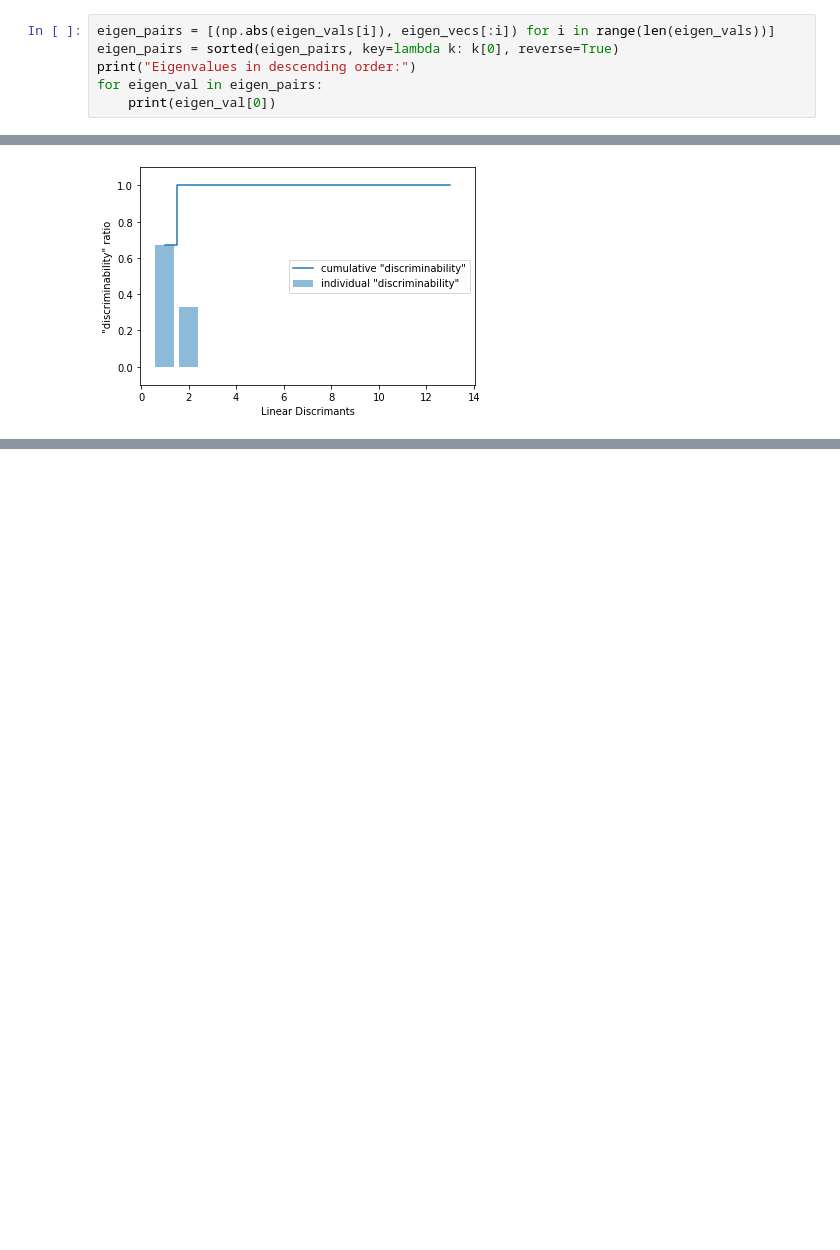
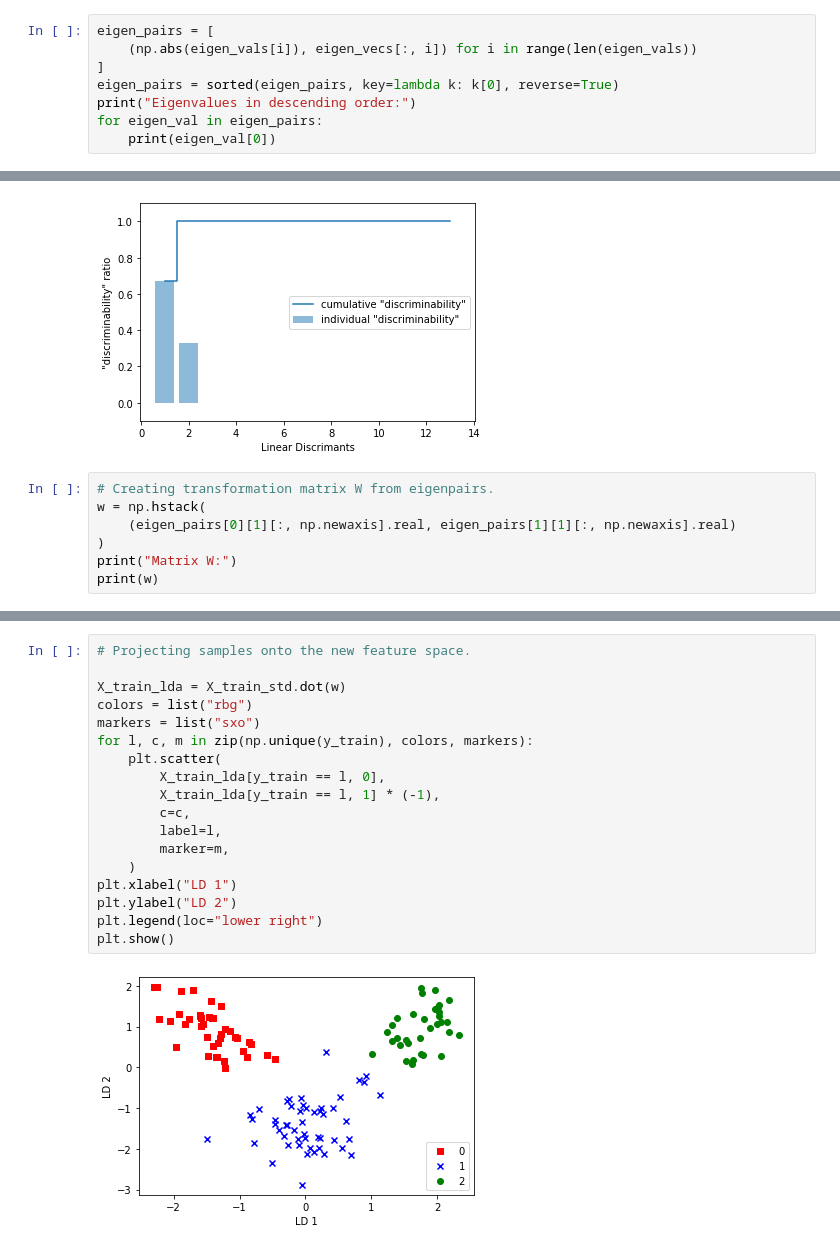
Before and after one commit to alextanhongpin/python-machine-learning, a Jupyter notebook: 05_02_lda.ipynb, the cells around one changed output, grey strips where cells are left out. Saved outputs shown, nothing was run; the diff lists cells and outputs as text; blank space fills up the shorter version.

```diff
--- a/05_02_lda.ipynb
+++ b/05_02_lda.ipynb
@@ -58,7 +61,9 @@ Between-class scatter matrix: 13x13
 # %%
 eigen_vals, eigen_vecs = np.linalg.eig(np.linalg.inv(S_W).dot(S_B))
 # %%
-eigen_pairs = [(np.abs(eigen_vals[i]), eigen_vecs[:i]) for i in range(len(eigen_vals))]
+eigen_pairs = [
+    (np.abs(eigen_vals[i]), eigen_vecs[:, i]) for i in range(len(eigen_vals))
+]
 eigen_pairs = sorted(eigen_pairs, key=lambda k: k[0], reverse=True)
 print("Eigenvalues in descending order:")
 for eigen_val in eigen_pairs:
@@ -97,3 +102,10 @@ plt.legend(loc="best")
 plt.show()
 # %% [output]
 [figure]
+# %%
+# Creating transformation matrix W from eigenpairs.
+w = np.hstack(
+    (eigen_pairs[0][1][:, np.newaxis].real, eigen_pairs[1][1][:, np.newaxis].real)
+)
+print("Matrix W:")
+print(w)
@@ -99,0 +127,20 @@ plt.show()
+# %%
+# Projecting samples onto the new feature space.
+
+X_train_lda = X_train_std.dot(w)
+colors = list("rbg")
+markers = list("sxo")
+for l, c, m in zip(np.unique(y_train), colors, markers):
+    plt.scatter(
+        X_train_lda[y_train == l, 0],
+        X_train_lda[y_train == l, 1] * (-1),
+        c=c,
+        label=l,
+        marker=m,
+    )
+plt.xlabel("LD 1")
+plt.ylabel("LD 2")
+plt.legend(loc="lower right")
+plt.show()
+# %% [output]
+[figure, added]
```
Also changed, not shown: parts of 10 cells of this notebook, 1 other file.
